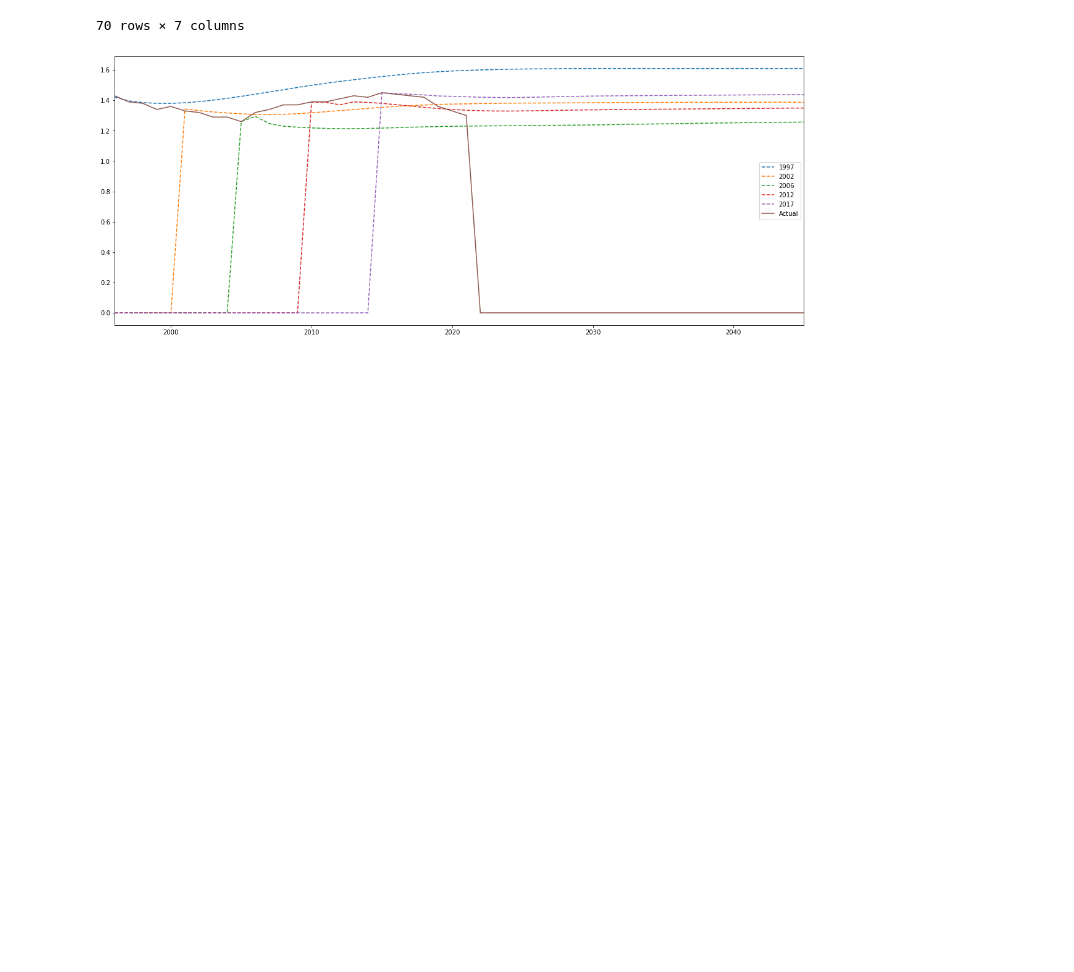
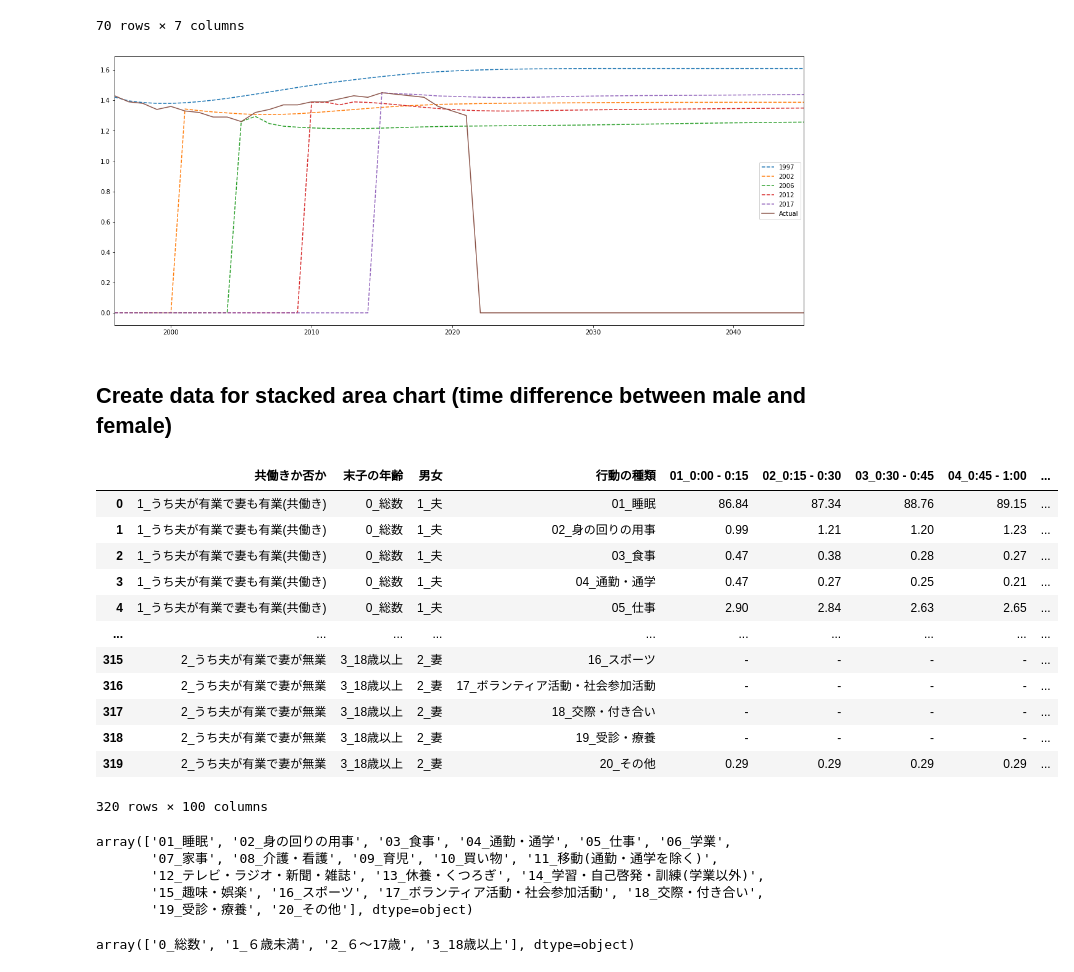
Before and after one commit to ayakow1/CAPP30239_FA22, a Jupyter notebook: data/data_clean.ipynb, the cells around one changed output. Saved outputs shown, nothing was run; the diff lists cells and outputs as text; code cells hidden in the pictures; blank space fills up the shorter version.

```diff
--- a/data/data_clean.ipynb
+++ b/data/data_clean.ipynb
@@ -788,3 +765,31 @@ plt.show()
 [figure]
 # %%
 proj_f.to_csv('prediction_f_line.csv', index=False)
+# %% [markdown]
+## Create data for stacked area chart (time difference between male and female)
+# %%
+time = pd.read_csv('../week_03/data/time_2021.csv')
+# %%
+time
+# %% [output]
+|  | 共働きか否か | 末子の年齢 | 男女 | 行動の種類 | 01_0:00 - 0:15 | 02_0:15 - 0:30 | 03_0:30 - 0:45 | 04_0:45 - 1:00 | ... |
+| 0 | 1_うち夫が有業で妻も有業(共働き) | 0_総数 | 1_夫 | 01_睡眠 | 86.84 | 87.34 | 88.76 | 89.15 | ... |
+| 1 | 1_うち夫が有業で妻も有業(共働き) | 0_総数 | 1_夫 | 02_身の回りの用事 | 0.99 | 1.21 | 1.20 | 1.23 | ... |
+| 2 | 1_うち夫が有業で妻も有業(共働き) | 0_総数 | 1_夫 | 03_食事 | 0.47 | 0.38 | 0.28 | 0.27 | ... |
+| 3 | 1_うち夫が有業で妻も有業(共働き) | 0_総数 | 1_夫 | 04_通勤・通学 | 0.47 | 0.27 | 0.25 | 0.21 | ... |
+| 4 | 1_うち夫が有業で妻も有業(共働き) | 0_総数 | 1_夫 | 05_仕事 | 2.90 | 2.84 | 2.63 | 2.65 | ... |
+| ... | ... | ... | ... | ... | ... | ... | ... | ... | ... |
+| 315 | 2_うち夫が有業で妻が無業 | 3_18歳以上 | 2_妻 | 16_スポーツ | - | - | - | - | ... |
+| 316 | 2_うち夫が有業で妻が無業 | 3_18歳以上 | 2_妻 | 17_ボランティア活動・社会参加活動 | - | - | - | - | ... |
+| 317 | 2_うち夫が有業で妻が無業 | 3_18歳以上 | 2_妻 | 18_交際・付き合い | - | - | - | - | ... |
+| 318 | 2_うち夫が有業で妻が無業 | 3_18歳以上 | 2_妻 | 19_受診・療養 | - | - | - | - | ... |
+| 319 | 2_うち夫が有業で妻が無業 | 3_18歳以上 | 2_妻 | 20_その他 | 0.29 | 0.29 | 0.29 | 0.29 | ... |
+320 rows × 100 columns
+# %%
+np.unique(time['行動の種類'])
+# %% [output]
+array(['01_睡眠', '02_身の回りの用事', '03_食事', '04_通勤・通学', '05_仕事', '06_学業',
+       '07_家事', '08_介護・看護', '09_育児', '10_買い物', '11_移動(通勤・通学を除く)',
+       '12_テレビ・ラジオ・新聞・雑誌', '13_休養・くつろぎ', '14_学習・自己啓発・訓練(学業以外)',
+       '15_趣味・娯楽', '16_スポーツ', '17_ボランティア活動・社会参加活動', '18_交際・付き合い',
+       '19_受診・療養', '20_その他'], dtype=object)
@@ -790,0 +805,4 @@ proj_f.to_csv('prediction_f_line.csv', index=False)
+# %%
+np.unique(time['末子の年齢'])
+# %% [output]
+array(['0_総数', '1_６歳未満', '2_６～17歳', '3_18歳以上'], dtype=object)
```
Also changed, not shown: parts of 47 cells of this notebook, 13 other files.
